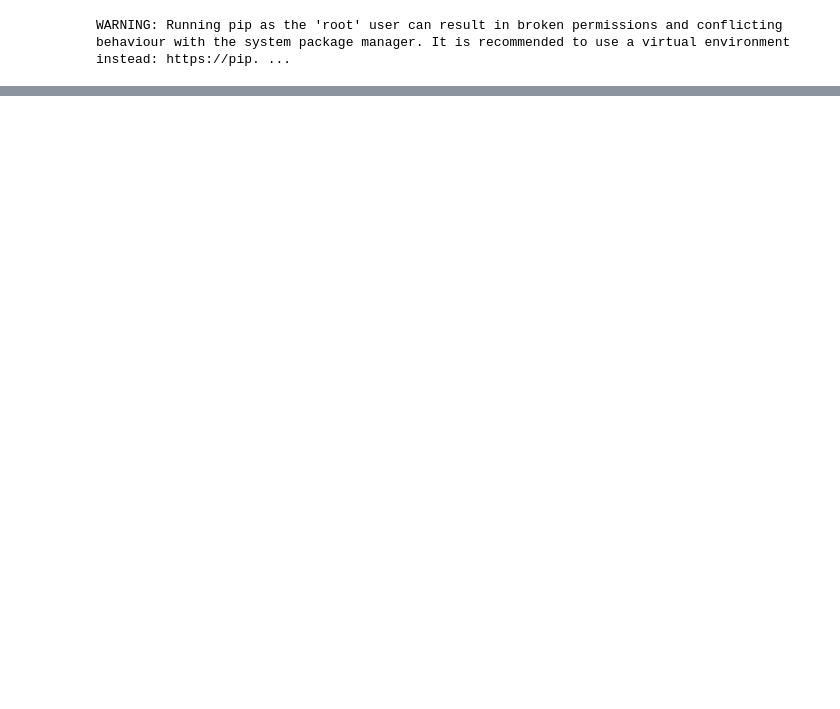
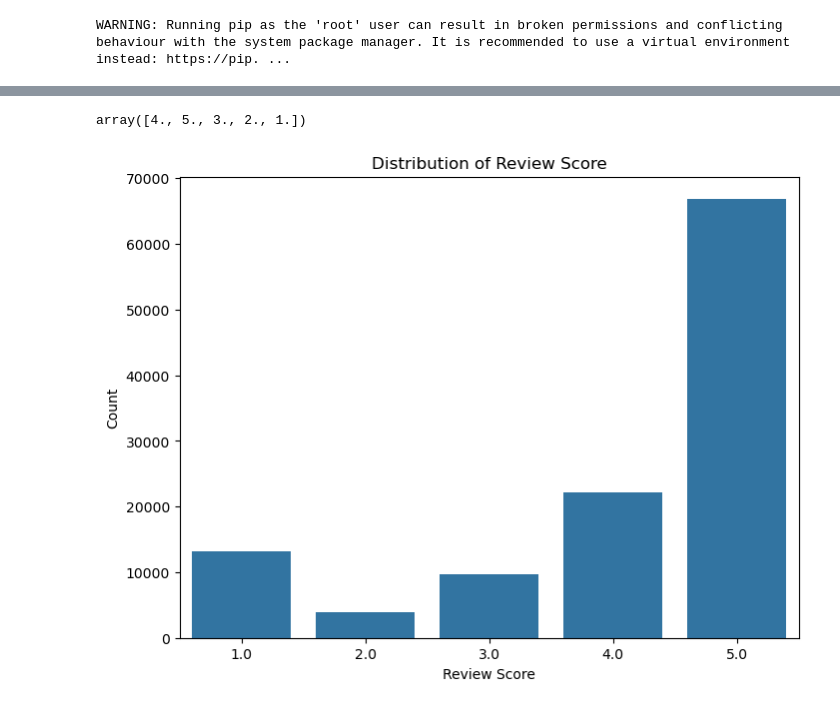
Before and after one commit to pkhanna2/MLOpsFinalProject, a Jupyter notebook: FinalProjectCode.ipynb, the cells around one changed output, grey strips where cells are left out. Drawn from its saved outputs; the diff is of its cells as text; code cells hidden in the pictures; blank space fills up the shorter version.

```diff
--- a/FinalProjectCode.ipynb
+++ b/FinalProjectCode.ipynb
@@ -365,0 +277,5 @@ plt.show()
+# %%
+# Concert to DateTime Types
+ecommerce_df[datetime_columns] = ecommerce_df[datetime_columns].apply(pd.to_datetime)
+
+ecommerce_df.head(5)
@@ -365,0 +341,3 @@ plt.show()
+# %%
+# Fill missing product_category_name with 'Unknown'
+ecommerce_no_review_data_df['product_category_name'] = ecommerce_no_review_data_df['product_category_name'].fillna('Unknown')
@@ -365,0 +398,21 @@ plt.show()
+# %%
+# Drop Missing DateTime Rows
+# Define new datetime columns
+datetime_columns = ['order_approved_at', 'order_delivered_carrier_date',
+                    'order_delivered_customer_date', 'shipping_limit_date', 'order_purchase_timestamp', 'order_estimated_delivery_date']
+
+# Calculate the number of rows before dropping missing values
+total_rows_before = len(ecommerce_no_review_data_df)
+
+# Drop rows with missing datetime data
+ecommerce_no_review_data_df.dropna(subset=datetime_columns, inplace=True)
+
+# Calculate the number of rows after dropping missing values
+total_rows_after = len(ecommerce_no_review_data_df)
+
+# Calculate the percentage of data lost
+percentage_data_lost = ((total_rows_before - total_rows_after) / total_rows_before) * 100
+
+print("Percentage of data lost:", percentage_data_lost)
+
+ecommerce_no_review_data_df.head(5)
@@ -365,0 +428,18 @@ plt.show()
+# %%
+ecommerce_no_review_data_df['review_score'].unique()
+# %% [output]
+array([4., 5., 3., 2., 1.])
+# %%
+# Get counts of 'Satisfied' and 'Not Satisfied' reviews
+review_score_distribution = ecommerce_no_review_data_df['review_score'].value_counts()
+
+# Plot the distribution
+plt.figure(figsize=(8, 6))
+sns.barplot(x=review_score_distribution.index, y=review_score_distribution.values)
+plt.title('Distribution of Review Score')
+plt.xlabel('Review Score')
+plt.ylabel('Count')
+# plt.xticks(ticks=range(len(decoded_review_score)), labels=decoded_review_score)
+plt.show()
+# %% [output]
+[figure, added]
```
Also changed, not shown: parts of 106 cells of this notebook.
